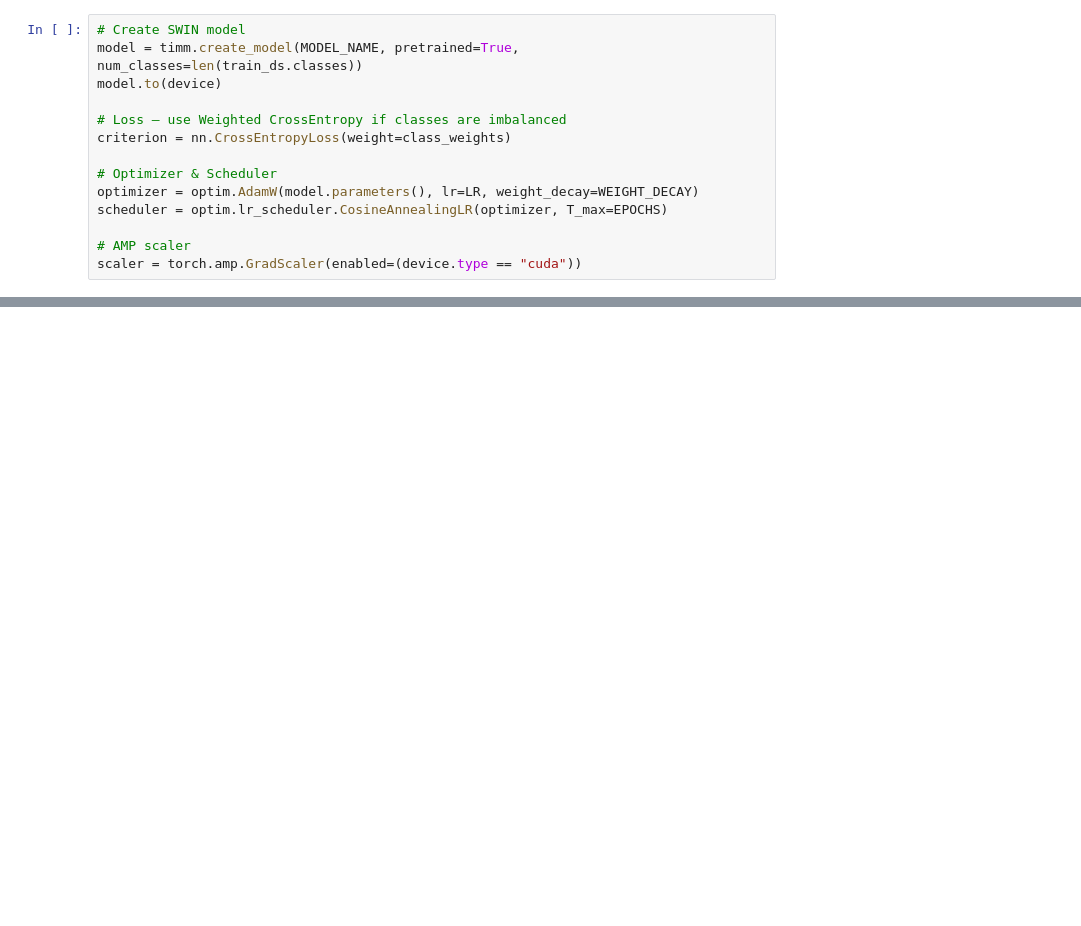
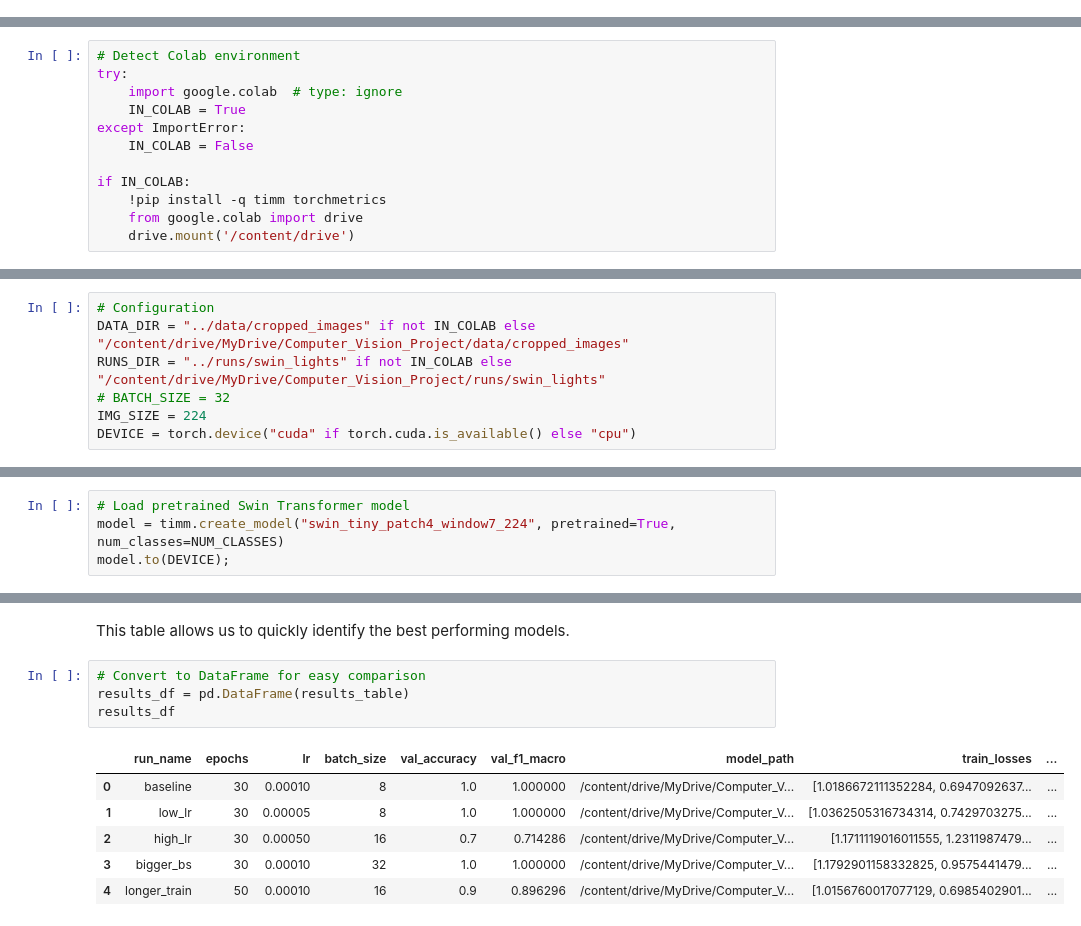
Before and after one commit to mansamoussa/zebrAssist, a Jupyter notebook: notebooks/2_SWIN_TrafficLight_Classifier.ipynb, the cells around one changed output, grey strips where cells are left out. Cells and saved outputs as stored; diff of their text form; blank space fills up the shorter version.

Commit message:
new swin notebook version

```diff
--- a/notebooks/2_SWIN_TrafficLight_Classifier.ipynb
+++ b/notebooks/2_SWIN_TrafficLight_Classifier.ipynb
@@ -134,14 +0,0 @@ plt.show()
-# %%
-# Create SWIN model
-model = timm.create_model(MODEL_NAME, pretrained=True, num_classes=len(train_ds.classes))
-model.to(device)
-
-# Loss — use Weighted CrossEntropy if classes are imbalanced
-criterion = nn.CrossEntropyLoss(weight=class_weights)
-
-# Optimizer & Scheduler
-optimizer = optim.AdamW(model.parameters(), lr=LR, weight_decay=WEIGHT_DECAY)
-scheduler = optim.lr_scheduler.CosineAnnealingLR(optimizer, T_max=EPOCHS)
-
-# AMP scaler
-scaler = torch.amp.GradScaler(enabled=(device.type == "cuda"))
@@ -383,0 +15,12 @@ print(json.dumps(res, indent=4))
+# %%
+# Detect Colab environment
+try:
+    import google.colab  # type: ignore
+    IN_COLAB = True
+except ImportError:
+    IN_COLAB = False
+
+if IN_COLAB:
+    !pip install -q timm torchmetrics
+    from google.colab import drive
+    drive.mount('/content/drive')
@@ -383,0 +46,7 @@ print(json.dumps(res, indent=4))
+# %%
+# Configuration
+DATA_DIR = "../data/cropped_images" if not IN_COLAB else "/content/drive/MyDrive/Computer_Vision_Project/data/cropped_images"
+RUNS_DIR = "../runs/swin_lights" if not IN_COLAB else "/content/drive/MyDrive/Computer_Vision_Project/runs/swin_lights"
+# BATCH_SIZE = 32
+IMG_SIZE = 224
+DEVICE = torch.device("cuda" if torch.cuda.is_available() else "cpu")
@@ -383,0 +198,4 @@ print(json.dumps(res, indent=4))
+# %%
+# Load pretrained Swin Transformer model
+model = timm.create_model("swin_tiny_patch4_window7_224", pretrained=True, num_classes=NUM_CLASSES)
+model.to(DEVICE);
@@ -383,0 +287,13 @@ print(json.dumps(res, indent=4))
+# %% [markdown]
+This table allows us to quickly identify the best performing models.
+# %%
+# Convert to DataFrame for easy comparison
+results_df = pd.DataFrame(results_table)
+results_df
+# %% [output]
+|  | run_name | epochs | lr | batch_size | val_accuracy | val_f1_macro | model_path | train_losses | ... |
+| 0 | baseline | 30 | 0.00010 | 8 | 1.0 | 1.000000 | /content/drive/MyDrive/Computer_V... | [1.0186672111352284, 0.6947092637... | ... |
+| 1 | low_lr | 30 | 0.00005 | 8 | 1.0 | 1.000000 | /content/drive/MyDrive/Computer_V... | [1.0362505316734314, 0.7429703275... | ... |
+| 2 | high_lr | 30 | 0.00050 | 16 | 0.7 | 0.714286 | /content/drive/MyDrive/Computer_V... | [1.1711119016011555, 1.2311987479... | ... |
+| 3 | bigger_bs | 30 | 0.00010 | 32 | 1.0 | 1.000000 | /content/drive/MyDrive/Computer_V... | [1.1792901158332825, 0.9575441479... | ... |
+| 4 | longer_train | 50 | 0.00010 | 16 | 0.9 | 0.896296 | /content/drive/MyDrive/Computer_V... | [1.0156760017077129, 0.6985402901... | ... |
```
Also changed, not shown: parts of 34 cells of this notebook.
